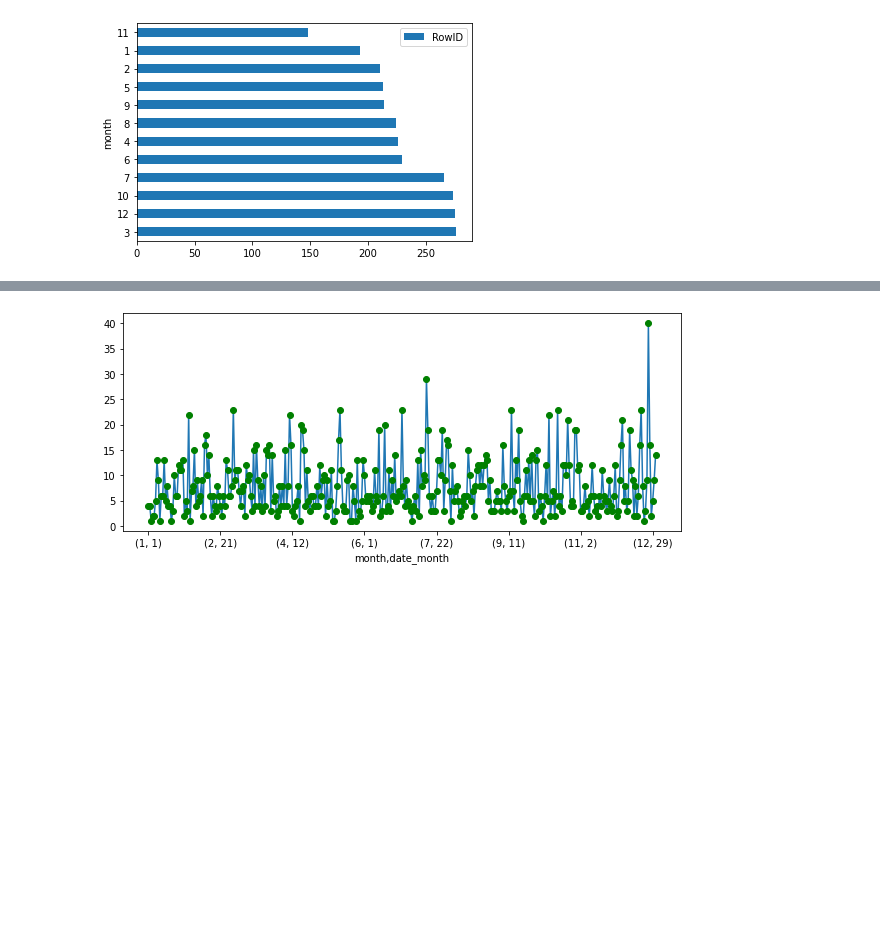
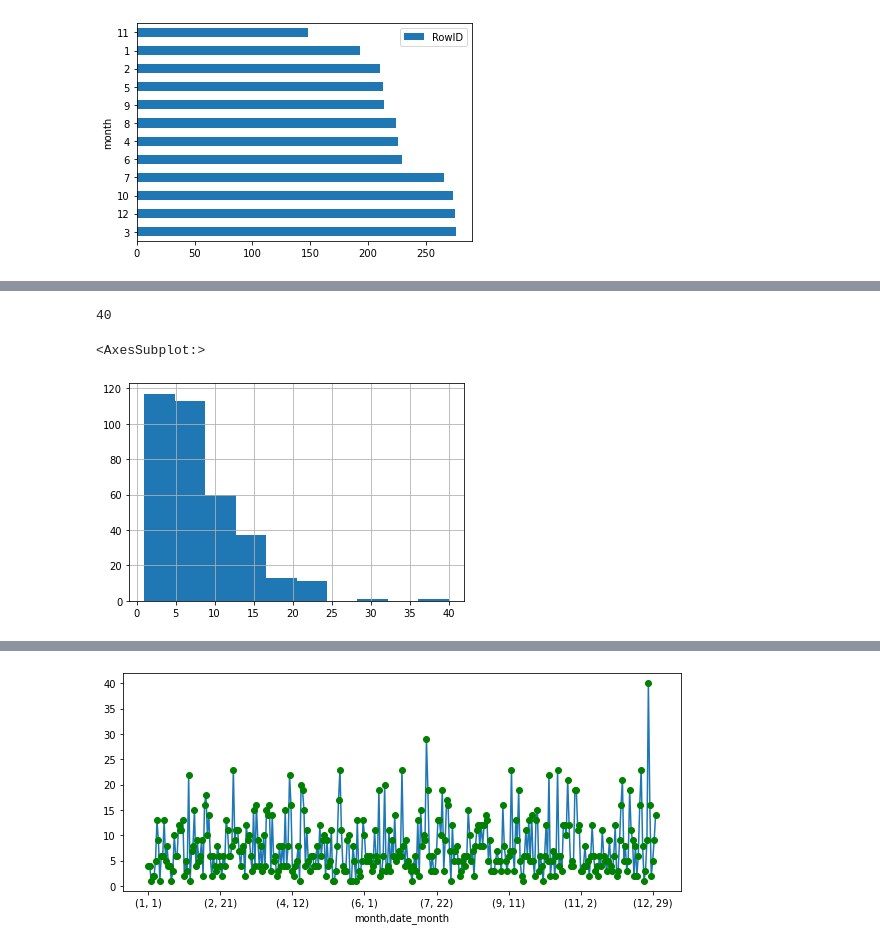
Before and after one commit to sherirosalia/guns_of_charm_city, a Jupyter notebook: peruse.ipynb, the cells around one changed output, grey strips where cells are left out. Cells and saved outputs as stored; diff of their text form; code cells hidden in the pictures; blank space fills up the shorter version.

```diff
--- a/peruse.ipynb
+++ b/peruse.ipynb
@@ -277,0 +290,9 @@ mon_day_series = df.groupby(['month', 'date_month']).size()
+# %%
+mon_day_series[12,26]
+# %% [output]
+40
+# %%
+mon_day_series.hist()
+# %% [output]
+<AxesSubplot:>
+[figure, added]
```
Also changed, not shown: parts of 15 cells of this notebook, 3 other files.
